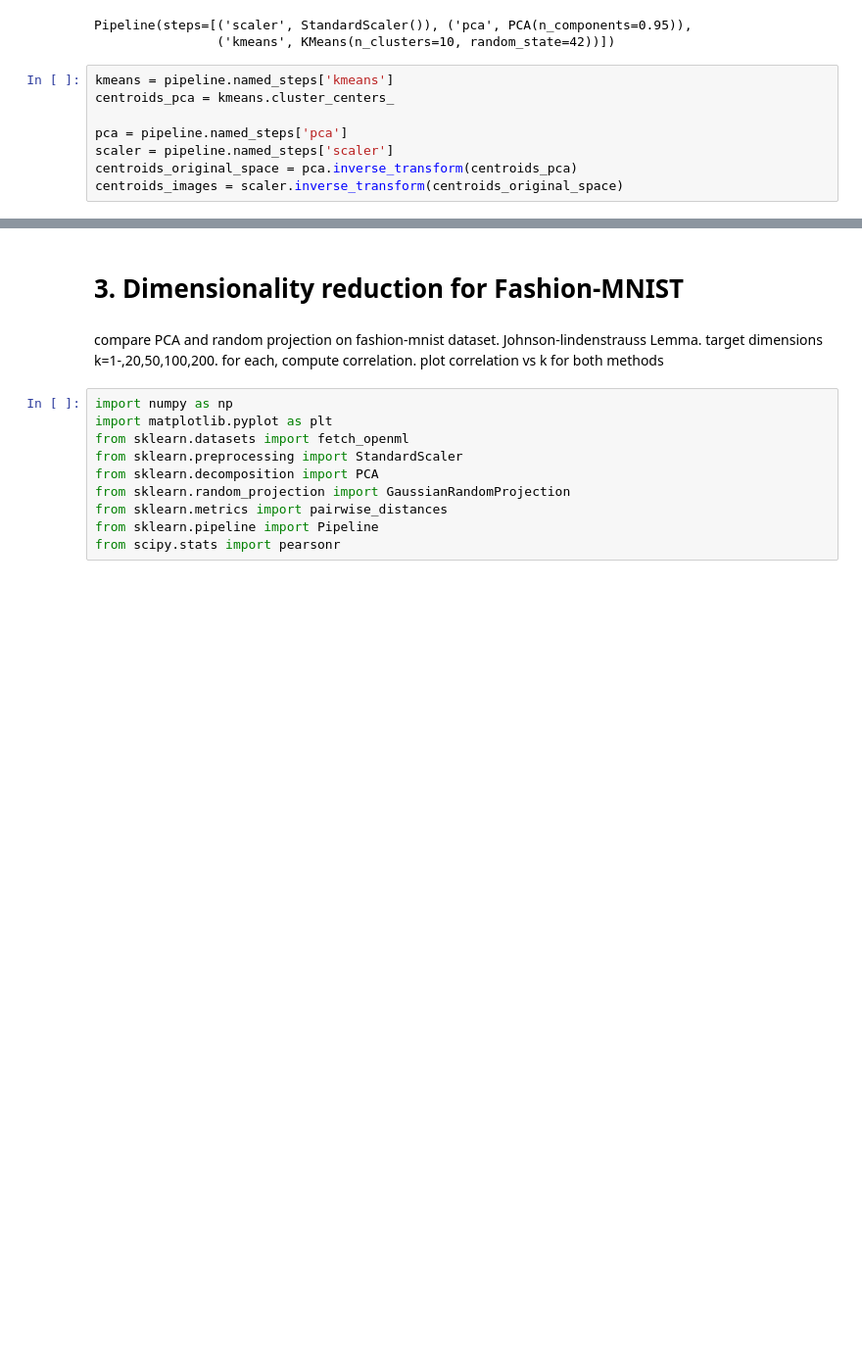
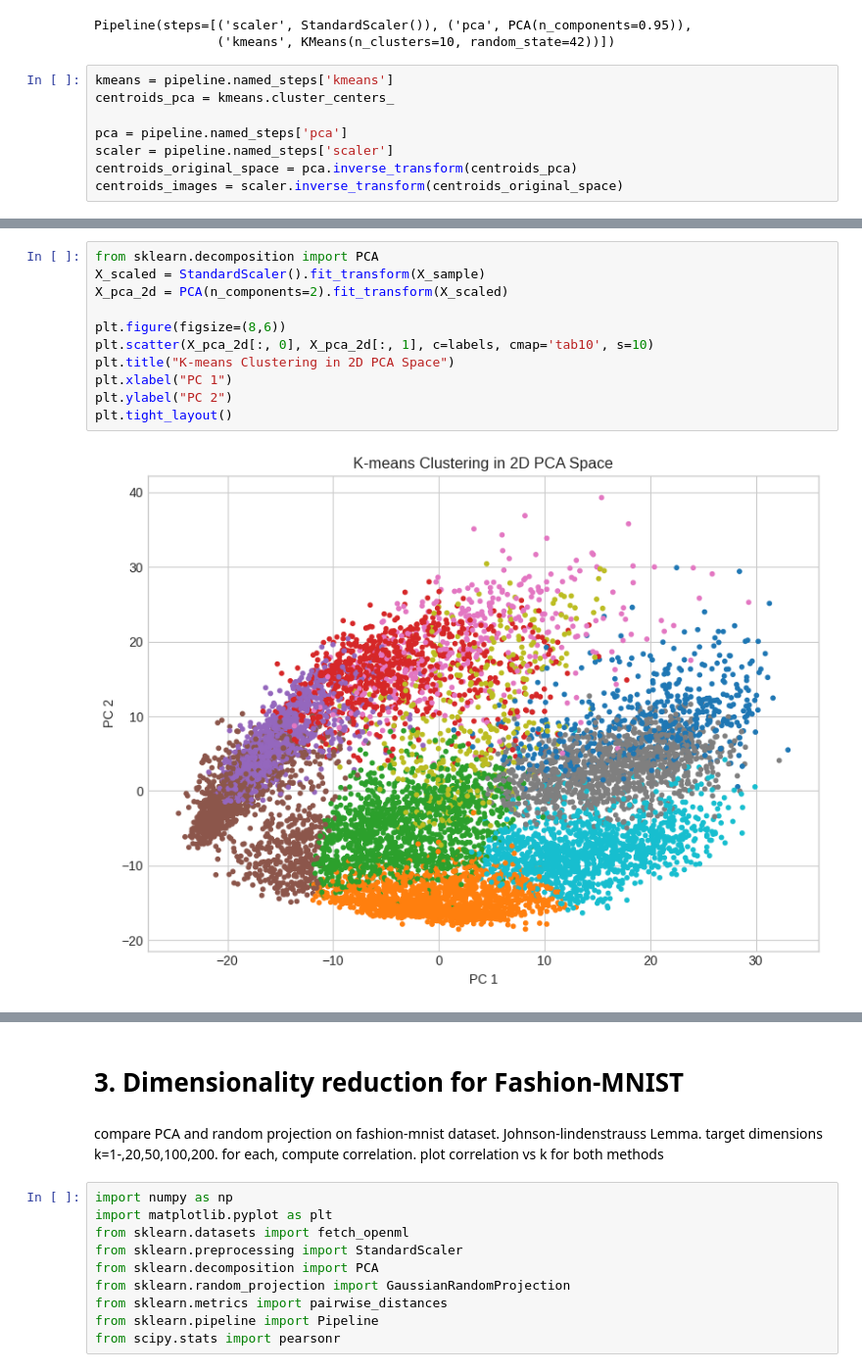
Before and after one commit to deskk/MIS_project2, a Jupyter notebook: project2.ipynb, the cells around one changed output, grey strips where cells are left out. Shown at 98% size. Cells and saved outputs as stored; diff of their text form; blank space fills up the shorter version.

```diff
--- a/project2.ipynb
+++ b/project2.ipynb
@@ -236,0 +234,13 @@ plt.tight_layout(rect=[0, 0.03, 1, 0.95])
+# %%
+from sklearn.decomposition import PCA
+X_scaled = StandardScaler().fit_transform(X_sample)
+X_pca_2d = PCA(n_components=2).fit_transform(X_scaled)
+
+plt.figure(figsize=(8,6))
+plt.scatter(X_pca_2d[:, 0], X_pca_2d[:, 1], c=labels, cmap='tab10', s=10)
+plt.title("K-means Clustering in 2D PCA Space")
+plt.xlabel("PC 1")
+plt.ylabel("PC 2")
+plt.tight_layout()
+# %% [output]
+[figure, added]
```
Also changed, not shown: parts of 12 cells of this notebook.
